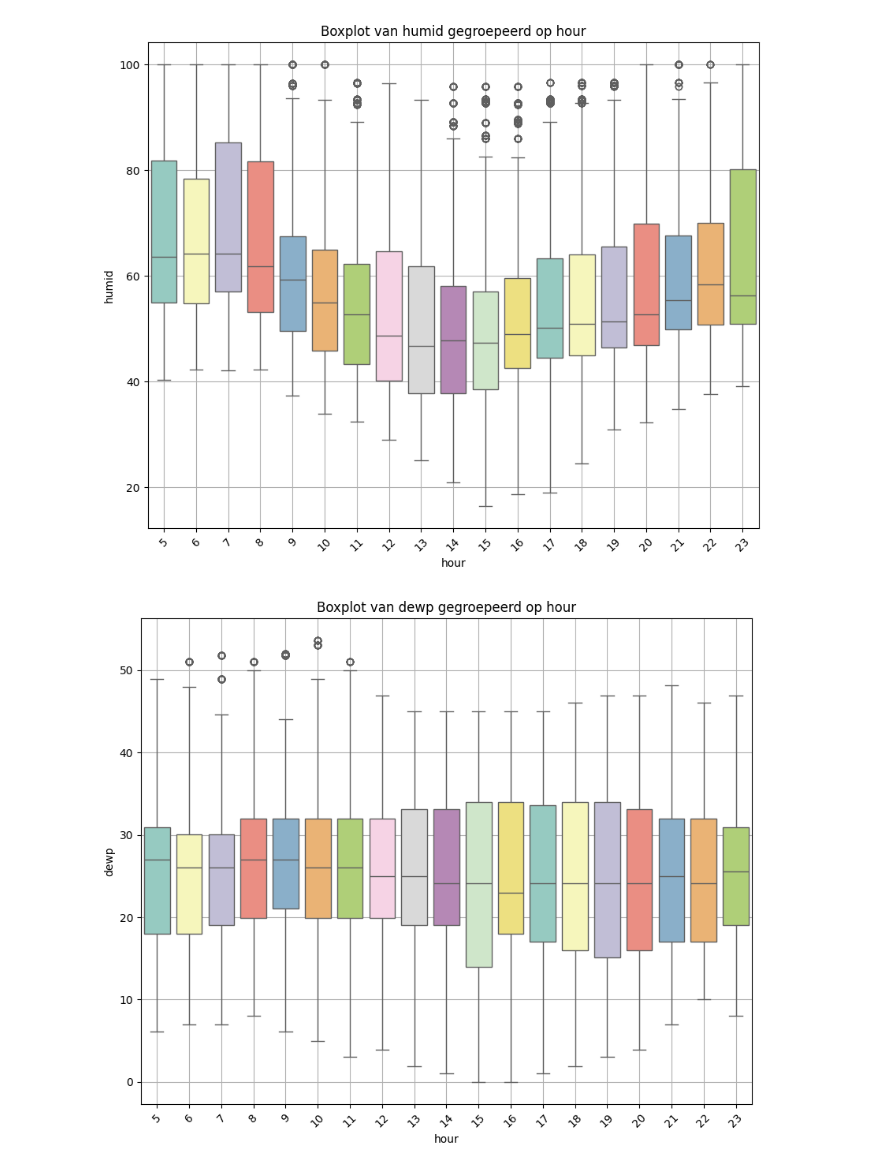
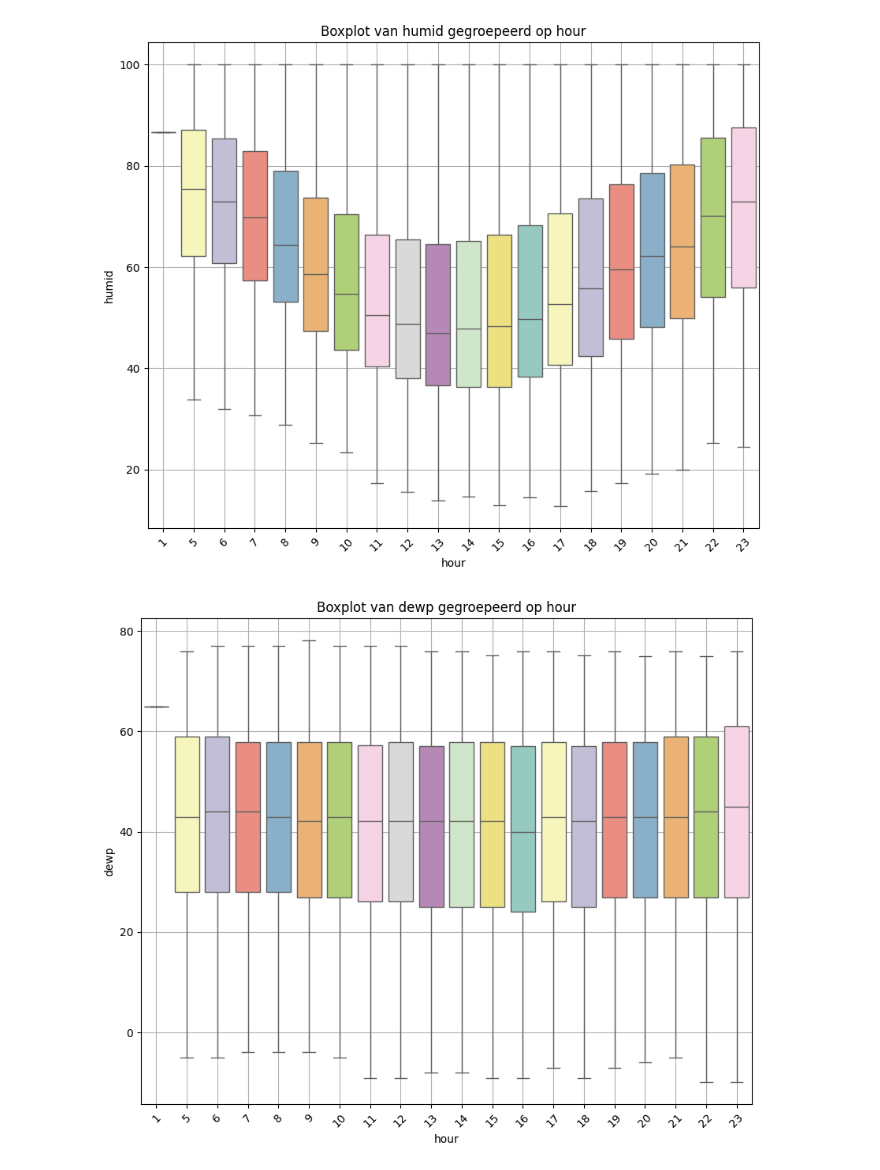
Before and after one commit to TheFizzlee/ADS, a Jupyter notebook: CasusExploratieDataAnalyse.ipynb, the cells around one changed output. Cells and saved outputs as stored; diff of their text form; code cells hidden in the pictures.

```diff
--- a/CasusExploratieDataAnalyse.ipynb
+++ b/CasusExploratieDataAnalyse.ipynb
@@ -0,0 +39,17 @@
+# %%
+#Anova tests
+import pandas as pd
+from scipy.stats import f_oneway
+
+df = pd.read_csv('ABT_csv')
+
+temperatuur = df['temp']
+luchtvochtigheid = df['humid']
+dauwpunt = df['dewp']
+windrichting = df['wind_dir']
+windsnelheid = df['wind_speed']
+
+f_statistic, p_value = f_oneway(temperatuur, luchtvochtigheid, dauwpunt, windrichting, windsnelheid)
+
+print("F-statistic:", f_statistic)
+print("P-value:", p_value)
@@ -1,15 +185,14 @@
 # %%
+#BOxplots
+
 import pandas as pd
 import matplotlib.pyplot as plt
 import seaborn as sns
 
-# Lees de gegevens in
 abt_df = pd.read_csv('ABT_csv')
 
-# Lijst van continue features
 continuous_features = ['dep_delay', 'arr_delay', 'temp', 'dewp', 'humid', 'wind_dir', 'wind_speed']
 
-# Maak boxplots voor continue features
 for feature in continuous_features:
     plt.figure(figsize=(10, 6))
     sns.boxplot(data=abt_df[feature], orient='h', color='darkblue', showfliers=True)
@@ -19,16 +202,14 @@ for feature in continuous_features:
     plt.grid(True)
     plt.show()
 
-# Lijst van categorische features
-categorical_feature = 'carrier'  # Bijvoorbeeld, neem aan dat 'carrier' een categorische eigenschap is
+categorical_feature = 'carrier'
 
-# Maak boxplots gegroepeerd op niveaus van de categorische eigenschap
 plt.figure(figsize=(10, 8))
 sns.boxplot(x=categorical_feature, y='dep_delay', data=abt_df, hue='carrier', palette='Set3', legend=False)
 plt.title('Boxplot van dep_delay gegroepeerd op carrier')
 plt.xlabel('Carrier')
 plt.ylabel('dep_delay')
-plt.xticks(rotation=45)  # Roteren van de x-as labels voor betere leesbaarheid
+plt.xticks(rotation=45)
 plt.grid(True)
 plt.show()
 
@@ -37,20 +218,19 @@ sns.boxplot(x=categorical_feature, y='arr_delay', data=abt_df, hue='carrier', pa
 plt.title('Boxplot van arr_delay gegroepeerd op carrier')
 plt.xlabel('Carrier')
 plt.ylabel('arr_delay')
-plt.xticks(rotation=45)  # Roteren van de x-as labels voor betere leesbaarheid
+plt.xticks(rotation=45)
 plt.grid(True)
 plt.show()
 
-abt_df['time_hour'] = pd.to_datetime(abt_df['time_hour'])
+abt_df['time_hour'] = pd.to_datetime(df['time_hour'])
 abt_df['hour'] = abt_df['time_hour'].dt.hour
-
 
 plt.figure(figsize=(10, 8))
 sns.boxplot(x='hour', y='temp', data=abt_df, hue='hour', palette='Set3', legend=False)
 plt.title('Boxplot van temp gegroepeerd op hour')
 plt.xlabel('hour')
 plt.ylabel('temp')
-plt.xticks(rotation=45)  # Roteren van de x-as labels voor betere leesbaarheid
+plt.xticks(rotation=45)
 plt.grid(True)
 plt.show()
 
@@ -59,7 +239,7 @@ sns.boxplot(x='hour', y='humid', data=abt_df, hue='hour', palette='Set3', legend
 plt.title('Boxplot van humid gegroepeerd op hour')
 plt.xlabel('hour')
 plt.ylabel('humid')
-plt.xticks(rotation=45)  # Roteren van de x-as labels voor betere leesbaarheid
+plt.xticks(rotation=45)
 plt.grid(True)
 plt.show()
 
@@ -68,8 +248,7 @@ sns.boxplot(x='hour', y='dewp', data=abt_df, hue='hour', palette='Set3', legend=
 plt.title('Boxplot van dewp gegroepeerd op hour')
 plt.xlabel('hour')
 plt.ylabel('dewp')
-plt.xticks(rotation=45)  # Roteren van de x-as labels voor betere leesbaarheid
+plt.xticks(rotation=45)
 plt.grid(True)
 plt.show()
-# Voeg meer boxplots toe voor andere continue features gegroepeerd op de categorische eigenschap 'carrier' indien nodig
 # %% [output]
@@ -86,5 +282,5 @@ plt.show()
-[figure, old version]
+[figure, new version]
-[figure, old version]
+[figure, new version]
 # %%
 #Histograms and density plots
 import pandas as pd
```
Also changed, not shown: parts of 11 cells of this notebook, 1 other file.
